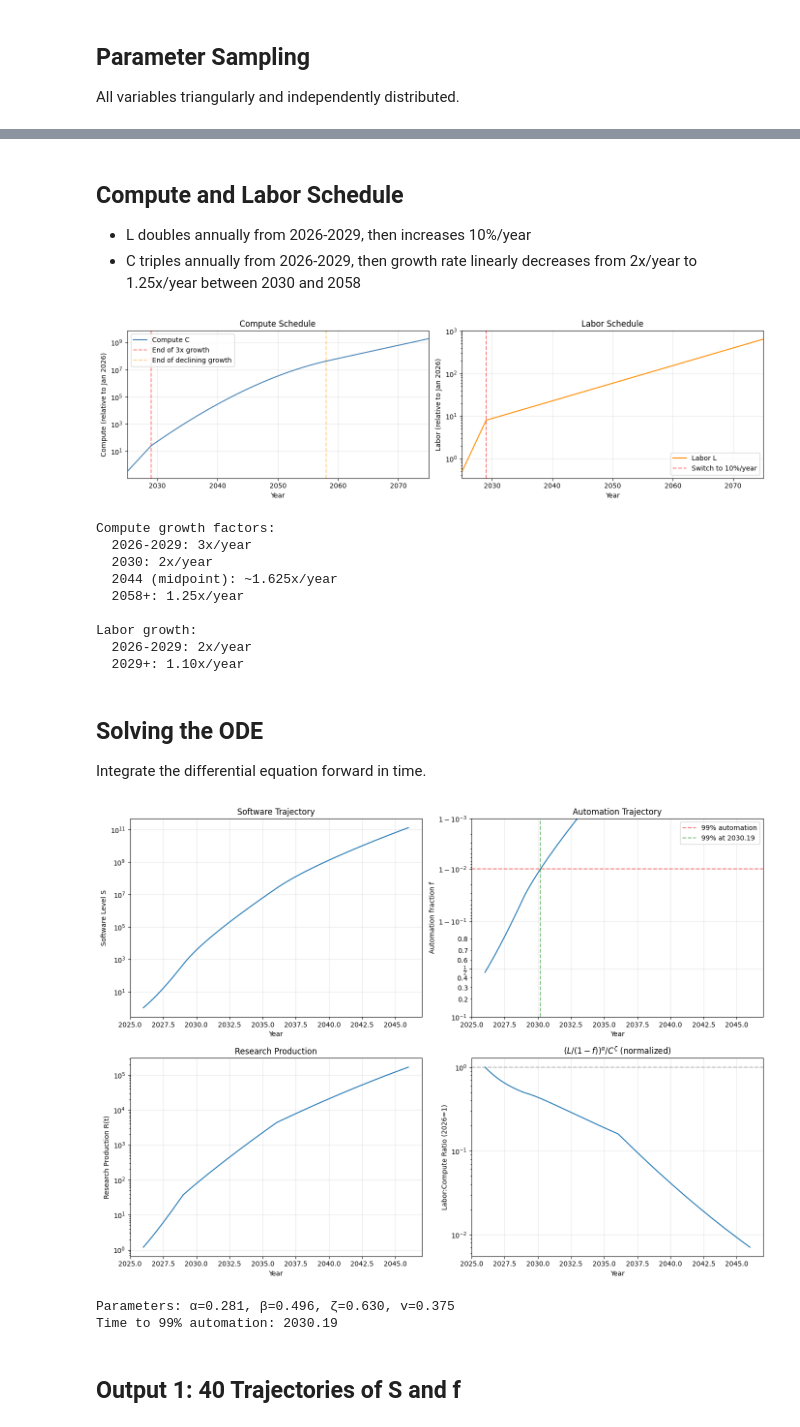
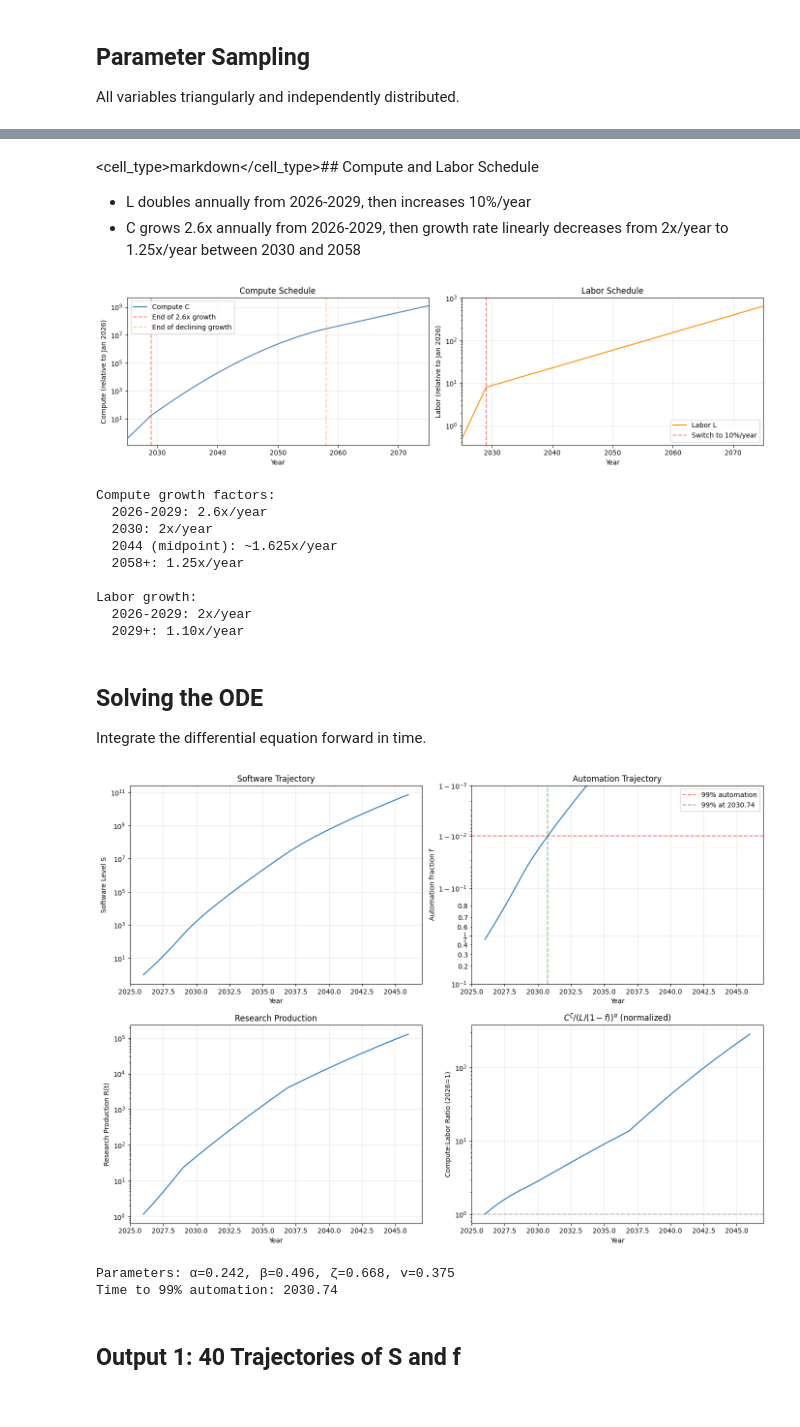
Before and after one commit to tkwa/ai-takeoff-model, a Jupyter notebook: takeoff_simulation.ipynb, the cells around one changed output, grey strips where cells are left out. Cells and saved outputs as stored; diff of their text form; code cells hidden in the pictures.

```diff
--- a/takeoff_simulation.ipynb
+++ b/takeoff_simulation.ipynb
@@ -73,7 +73,7 @@ def sample_parameters():
     one_over_v = triangular_sample(1.5, 4.2)
     v = 1.0 / one_over_v
     f_2026 = triangular_sample(0.25, 0.5)  # f at Jan 2026
-    alpha_ratio = triangular_sample(0.15, 0.4)  # α/(α+ζ)
+    alpha_ratio = triangular_sample(0.12, 0.35)  # α/(α+ζ)
     alpha_plus_zeta = triangular_sample(0.8, 1.0)  # α+ζ
     beta = triangular_sample(0.3, 1.0)  # β
 
@@ -166,10 +166,10 @@ Verification:
   α + ζ = 0.9104 (should be ~0.9104)
   1/v = 2.6684 (should be in [1.5, 4.2])
 # %% [markdown]
-## Compute and Labor Schedule
+<cell_type>markdown</cell_type>## Compute and Labor Schedule
 
 - L doubles annually from 2026-2029, then increases 10%/year
-- C triples annually from 2026-2029, then growth rate linearly decreases from 2x/year to 1.25x/year between 2030 and 2058
+- C grows 2.6x annually from 2026-2029, then growth rate linearly decreases from 2x/year to 1.25x/year between 2030 and 2058
 # %%
 # Precompute compute and labor schedules at integer years, then interpolate
 
@@ -177,9 +177,9 @@ def _build_compute_schedule_cache(C_2026, t_max=100):
     """Build cache of compute values at integer years."""
     cache = {0: C_2026}
 
-    # 2026-2029 (t=0 to t=3): triple annually
+    # 2026-2029 (t=0 to t=3): 2.6x annually
     for t in range(1, 4):
-        cache[t] = cache[t-1] * 3.0
+        cache[t] = cache[t-1] * 2.6
 
     # t=3 to t=4: 2x growth (transition year)
     cache[4] = cache[3] * 2.0
@@ -221,8 +221,8 @@ def compute_schedule(t, C_2026):
     t=0 is Jan 2026, t=1 is Jan 2027, etc.
     """
     if t < 0:
-        # Before 2026: extrapolate backwards (3x/year)
-        return C_2026 * (3.0 ** t)
+        # Before 2026: extrapolate backwards (2.6x/year)
+        return C_2026 * (2.6 ** t)
 
     t_floor = int(t)
     t_ceil = t_floor + 1
@@ -271,7 +271,7 @@ ax1.set_yscale('log')
 ax1.set_xlabel('Year')
 ax1.set_ylabel('Compute (relative to Jan 2026)')
 ax1.set_title('Compute Schedule')
-ax1.axvline(2029, color='red', linestyle='--', alpha=0.5, label='End of 3x growth')
+ax1.axvline(2029, color='red', linestyle='--', alpha=0.5, label='End of 2.6x growth')
 ax1.axvline(2058, color='orange', linestyle='--', alpha=0.5, label='End of declining growth')
 ax1.legend()
 ax1.grid(True, alpha=0.3)
@@ -292,7 +292,7 @@ plt.show()
 
 # Print some reference values
 print(f"Compute growth factors:")
-print(f"  2026-2029: 3x/year")
+print(f"  2026-2029: 2.6x/year")
 print(f"  2030: 2x/year")
 print(f"  2044 (midpoint): ~1.625x/year")
 print(f"  2058+: 1.25x/year")
@@ -302,7 +302,7 @@ print(f"  2029+: 1.10x/year")
 # %% [output]
 [figure]
 Compute growth factors:
-  2026-2029: 3x/year
+  2026-2029: 2.6x/year
   2030: 2x/year
   2044 (midpoint): ~1.625x/year
   2058+: 1.25x/year
@@ -343,7 +343,7 @@ def simulate_trajectory(params, t_start=-0.5, t_end=6, max_S=1e12):
     Simulate S(t) from t_start to t_end (relative to Jan 2026).
 
     Returns:
-        t_array, S_array, f_array, R_array, labor_compute_ratio_array, reached_99 (time when f >= 0.99, or None)
+        t_array, S_array, f_array, R_array, compute_labor_ratio_array, reached_99 (time when f >= 0.99, or None)
     """
     alpha = params['alpha']
     beta = params['beta']
@@ -399,10 +399,10 @@ def simulate_trajectory(params, t_start=-0.5, t_end=6, max_S=1e12):
         f_capped = np.minimum(f_dense, 0.9999)
         R_dense = ((L_dense / (1 - f_capped)) ** alpha) * (C_dense ** zeta)
 
-        # Compute labor:compute ratio (L/(1-f))^α / C^ζ, normalized to 2026 value = 1
+        # Compute compute:labor ratio C^ζ / (L/(1-f))^α, normalized to 2026 value = 1
         labor_term = (L_dense / (1 - f_capped)) ** alpha
         compute_term = C_dense ** zeta
-        ratio_dense = labor_term / compute_term
+        ratio_dense = compute_term / labor_term
 
         # Normalize to 2026 value (t=0)
         # Find the index closest to t=0
@@ -443,39 +443,39 @@ if t_arr is not None:
     axes[0, 1].set_ylabel('Automation fraction f')
     axes[0, 1].set_title('Automation Trajectory')
     axes[0, 1].set_yscale('logit')
     axes[0, 1].set_ylim(0.1, 0.999)
     axes[0, 1].axhline(0.99, color='red', linestyle='--', alpha=0.5, label='99% automation')
     if time_99:
         axes[0, 1].axvline(time_99, color='green', linestyle='--', alpha=0.5, label=f'99% at {time_99:.2f}')
     axes[0, 1].legend()
     axes[0, 1].grid(True, alpha=0.3)
 
     # Bottom left: R(t)
     axes[1, 0].plot(t_arr + YEAR_START, R_arr)
     axes[1, 0].set_xlabel('Year')
     axes[1, 0].set_ylabel('Research Production R(t)')
     axes[1, 0].set_yscale('log')
     axes[1, 0].set_title('Research Production')
     axes[1, 0].grid(True, alpha=0.3)
 
-    # Bottom right: Labor:Compute ratio
+    # Bottom right: Compute:Labor ratio
     axes[1, 1].plot(t_arr + YEAR_START, ratio_arr)
     axes[1, 1].set_xlabel('Year')
-    axes[1, 1].set_ylabel('Labor:Compute Ratio (2026=1)')
+    axes[1, 1].set_ylabel('Compute:Labor Ratio (2026=1)')
     axes[1, 1].set_yscale('log')
-    axes[1, 1].set_title('$(L/(1-f))^\\alpha / C^\\zeta$ (normalized)')
+    axes[1, 1].set_title('$C^\\zeta / (L/(1-f))^\\alpha$ (normalized)')
     axes[1, 1].axhline(1, color='gray', linestyle='--', alpha=0.5)
     axes[1, 1].grid(True, alpha=0.3)
 
     plt.tight_layout()
     plt.show()
 
     print(f"\nParameters: α={params['alpha']:.3f}, β={params['beta']:.3f}, ζ={params['zeta']:.3f}, v={params['v']:.3f}")
     print(f"Time to 99% automation: {time_99:.2f}" if time_99 else "Did not reach 99% automation")
 # %% [output]
-[figure, old version]
+[figure, new version]
-Parameters: α=0.281, β=0.496, ζ=0.630, v=0.375
-Time to 99% automation: 2030.19
+Parameters: α=0.242, β=0.496, ζ=0.668, v=0.375
+Time to 99% automation: 2030.74
 # %% [markdown]
 ## Output 1: 40 Trajectories of S and f
 # %%
```
Also changed, not shown: parts of 6 cells of this notebook, 2 other files.
